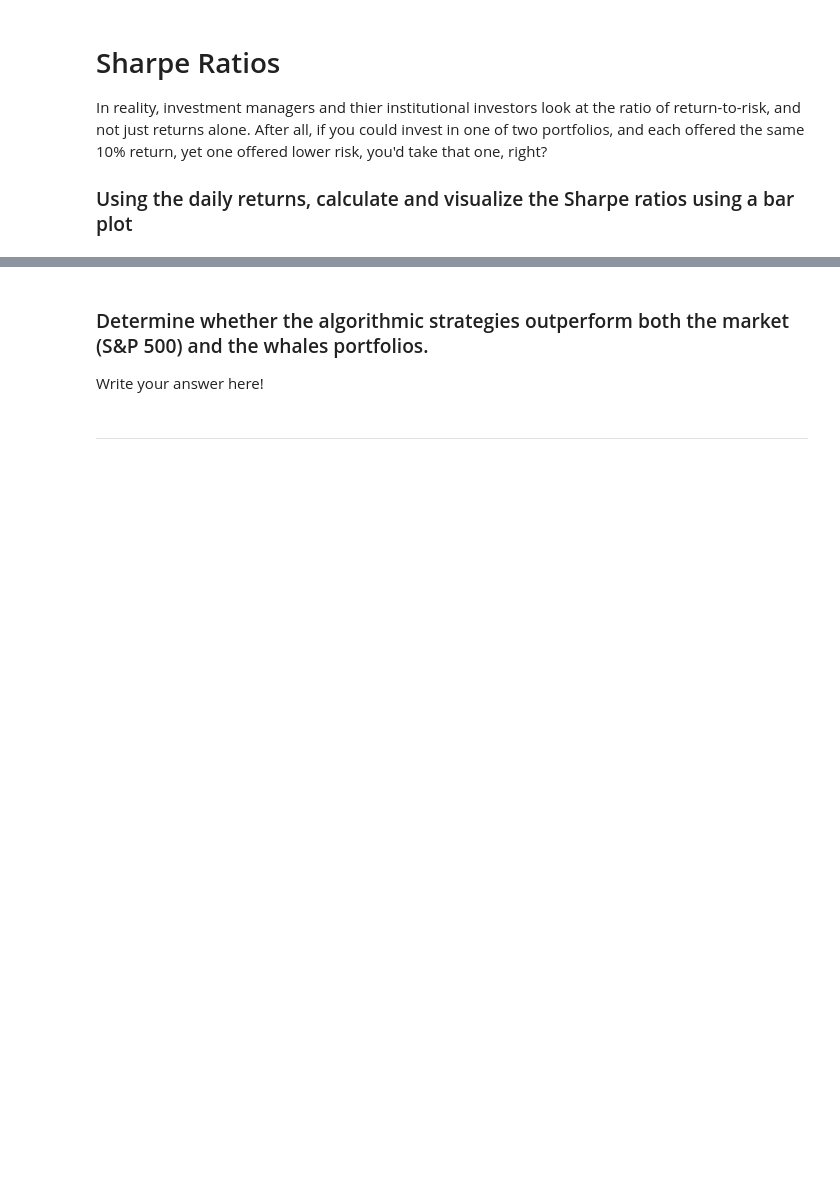
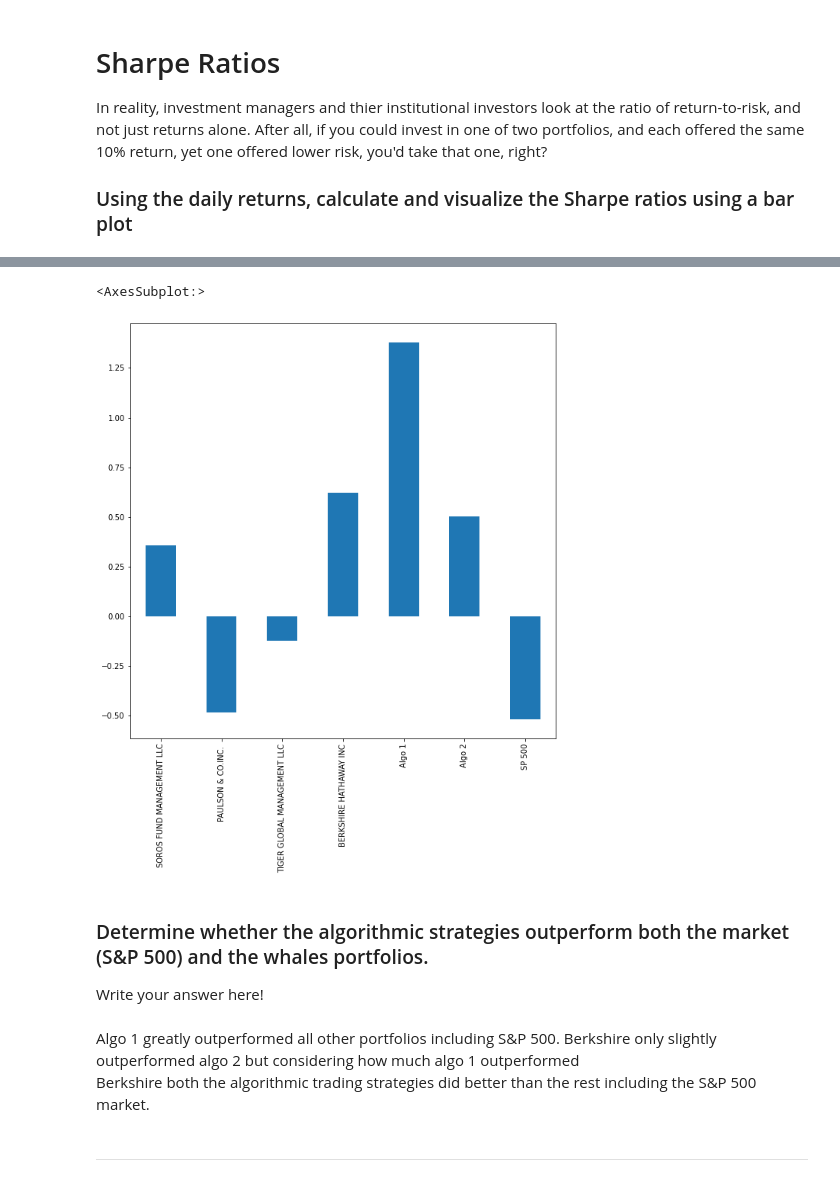
Before and after one commit to Olegreg762/FintechBootcamp, a Jupyter notebook: pandas_homework/Instructions/Starter_Code/whale_analysis.ipynb, the cells around one changed output, grey strips where cells are left out. Saved outputs shown, nothing was run; the diff lists cells and outputs as text; code cells hidden in the pictures; blank space fills up the shorter version.

```diff
--- a/pandas_homework/Instructions/Starter_Code/whale_analysis.ipynb
+++ b/pandas_homework/Instructions/Starter_Code/whale_analysis.ipynb
@@ -374,0 +373,4 @@ In reality, investment managers and thier institutional investors look at the ra
+# %%
+# Annualized Sharpe Ratios
+sharp_ratio = ((combined_returns.mean() * 252)) / (combined_returns.std() * np.sqrt(252))
+sharp_ratio
@@ -375,9 +386,16 @@ In reality, investment managers and thier institutional investors look at the ra
 # %%
 # Visualize the sharpe ratios as a bar plot
+sharp_ratio.plot(kind='bar', figsize=(10, 10))
+# %% [output]
+<AxesSubplot:>
+[figure, added]
 # %% [markdown]
 ### Determine whether the algorithmic strategies outperform both the market (S&P 500) and the whales portfolios.
 
 Write your answer here!
+# %% [markdown]
+Algo 1 greatly outperformed all other portfolios including S&P 500. Berkshire only slightly outperformed algo 2 but considering how much algo 1 outperformed<br>
+Berkshire both the algorithmic trading strategies did better than the rest including the S&P 500 market.
 # %% [markdown]
 ---
 # %% [markdown]
```
Also changed, not shown: parts of 3 cells of this notebook.
